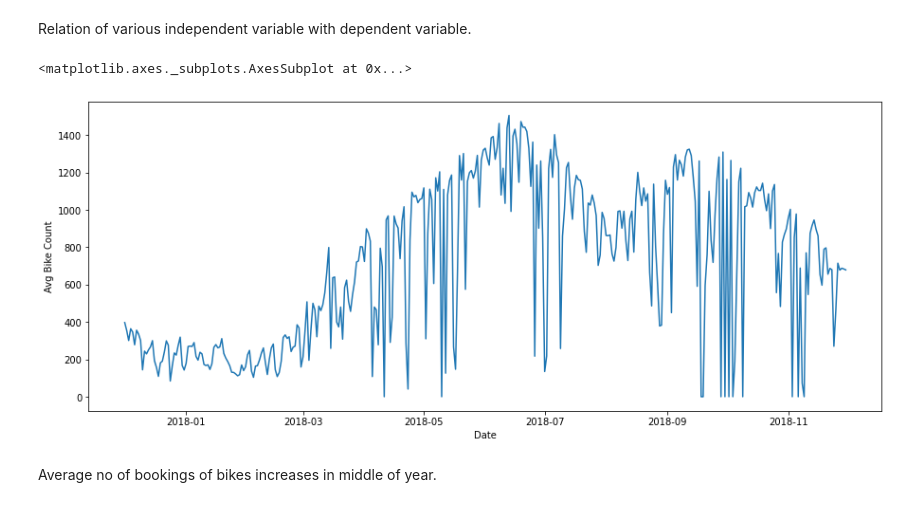
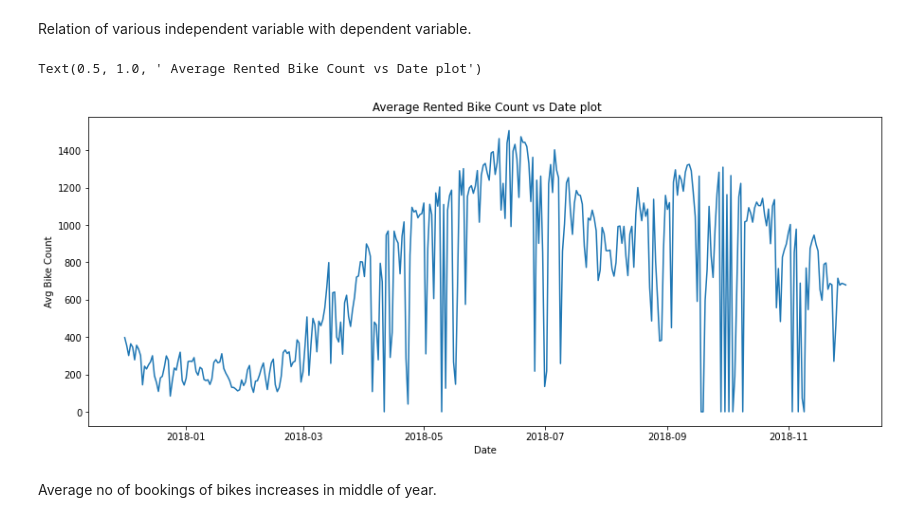
Before and after one commit to Neeraj6maths/Bike-sharing-demand-prediction-regression, a Jupyter notebook: Bike_Sharing_Demand_Prediction_Capstone_Project.ipynb, the cells around one changed output. Cells and saved outputs as stored; diff of their text form; code cells hidden in the pictures.

```diff
--- a/Bike_Sharing_Demand_Prediction_Capstone_Project.ipynb
+++ b/Bike_Sharing_Demand_Prediction_Capstone_Project.ipynb
@@ -195,10 +201,11 @@ Relation of various independent variable with dependent variable.
 # %%
 plt.figure(figsize = (15,6))
 grouped = pd.DataFrame(round(data.groupby('Date')['Rented Bike Count'].mean())).rename(columns = {'Rented Bike Count':'Avg Bike Count'})
 sbn.lineplot(x = grouped.index, y = grouped['Avg Bike Count'])
+plt.title(' Average Rented Bike Count vs Date plot')
 # %% [output]
-<matplotlib.axes._subplots.AxesSubplot at 0x...>
+Text(0.5, 1.0, ' Average Rented Bike Count vs Date plot')
-[figure, old version]
+[figure, new version]
 # %% [markdown]
 Average no of bookings of bikes increases in middle of year.
 # %%
```
Also changed, not shown: parts of 89 cells of this notebook.
